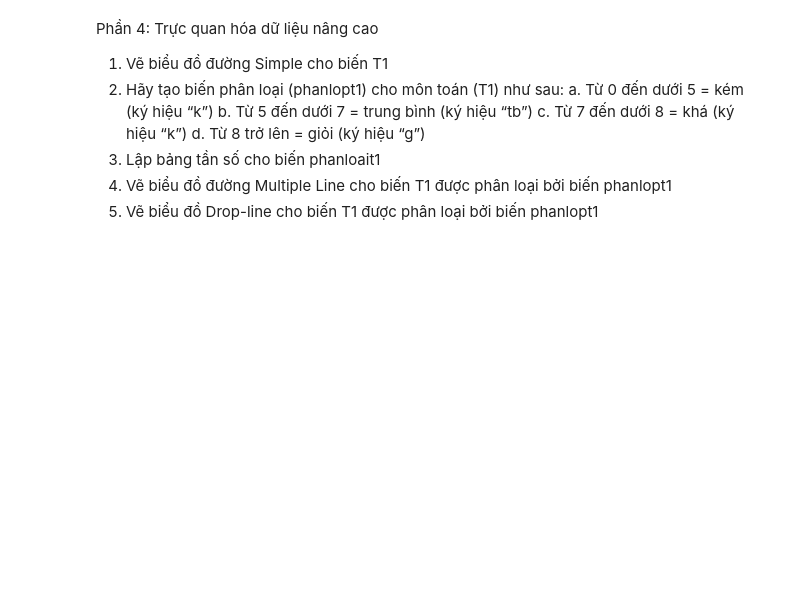
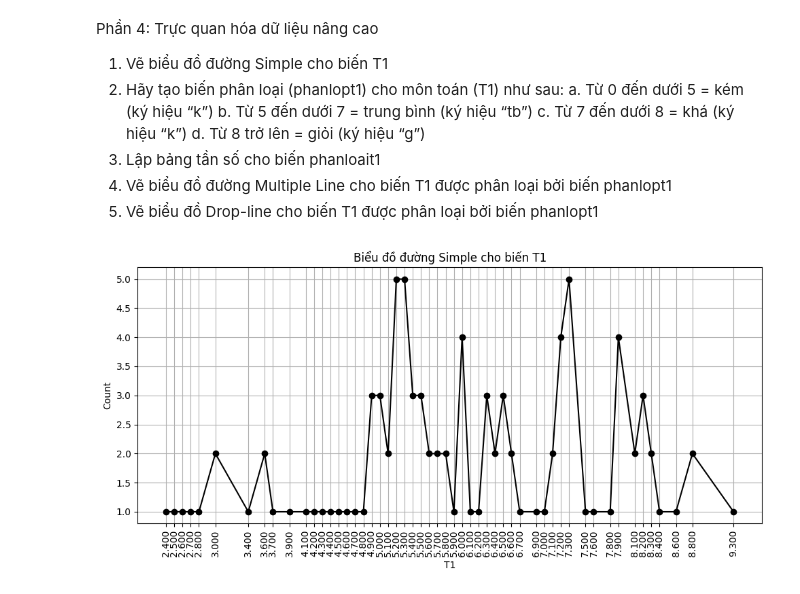
Before and after one commit to Thinh065/Thinh065-PhanTichDuLieunHocSau, a Jupyter notebook: lap2.ipynb, the cells around one changed output. Saved outputs shown, nothing was run; the diff lists cells and outputs as text; code cells hidden in the pictures; blank space fills up the shorter version.

```diff
--- a/lap2.ipynb
+++ b/lap2.ipynb
@@ -479,3 +479,32 @@ Phần 4: Trực quan hóa dữ liệu nâng cao
 3. Lập bảng tần số cho biến phanloait1
 4. Vẽ biểu đồ đường Multiple Line cho biến T1 được phân loại bởi biến phanlopt1
 5. Vẽ biểu đồ Drop-line cho biến T1 được phân loại bởi biến phanlopt1
+# %%
+import pandas as pd
+import matplotlib.pyplot as plt
+
+# Đọc dữ liệu từ file CSV
+df = pd.read_csv("processed_dulieuxettuyendaihoc.csv")
+
+# Tính tần suất của từng giá trị T1 và sắp xếp tăng dần
+counts = df["T1"].value_counts().sort_index()
+
+# Vẽ biểu đồ đường biểu diễn tần suất
+plt.figure(figsize=(10, 5))
+
+# X là các giá trị T1, Y là tần suất
+plt.plot(counts.index, counts.values, marker="o", linestyle="-", color="black")
+
+# Thiết lập tiêu đề
+plt.xlabel("T1")
+plt.ylabel("Count")
+plt.title("Biểu đồ đường Simple cho biến T1")
+
+plt.xticks(counts.index, [f"{x:.3f}" for x in counts.index], rotation=90)
+plt.grid(True)
+plt.tight_layout()
+
+# Hiển thị biểu đồ
+plt.show()
+# %% [output]
+[figure, added]
```
